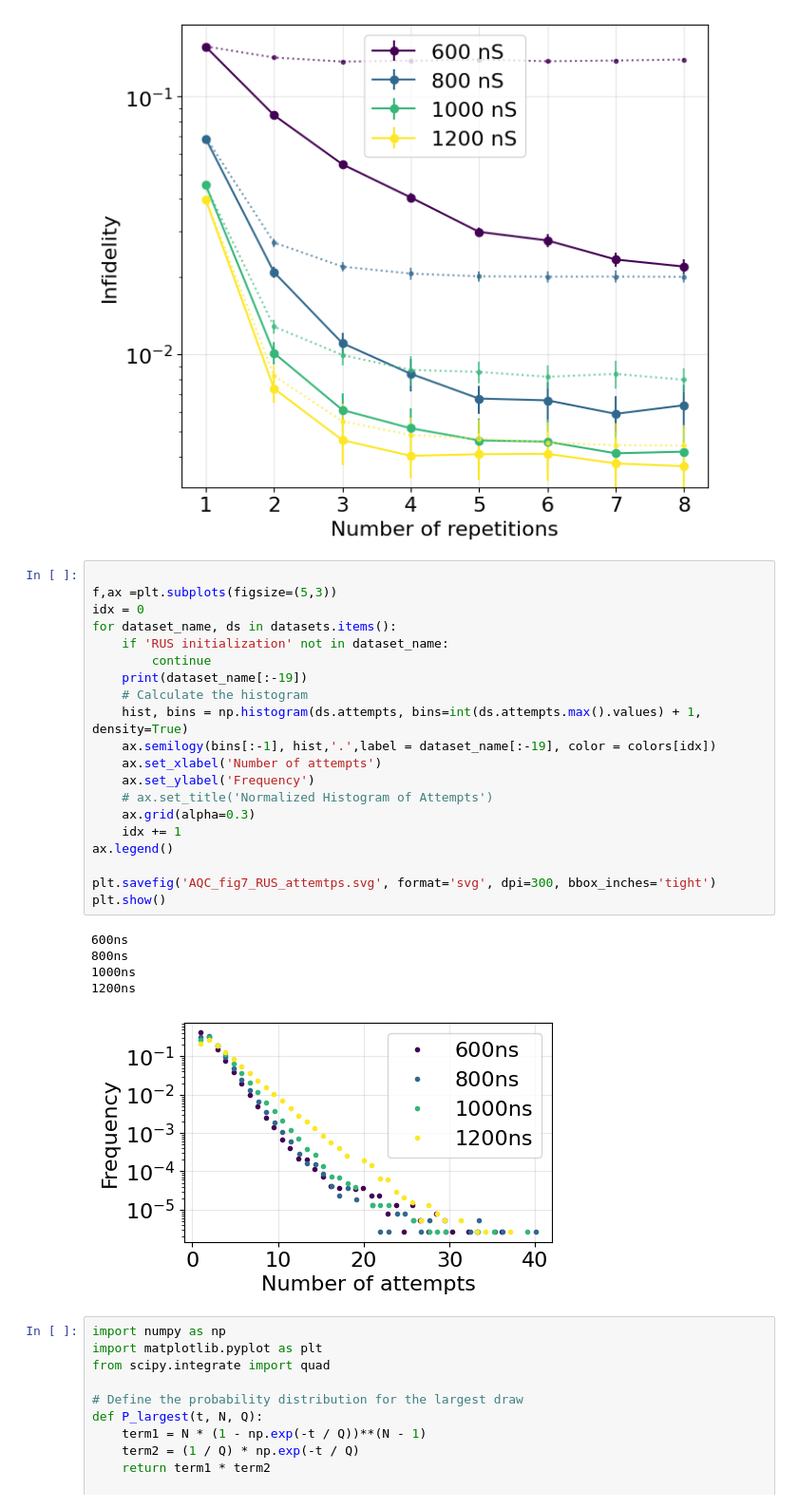
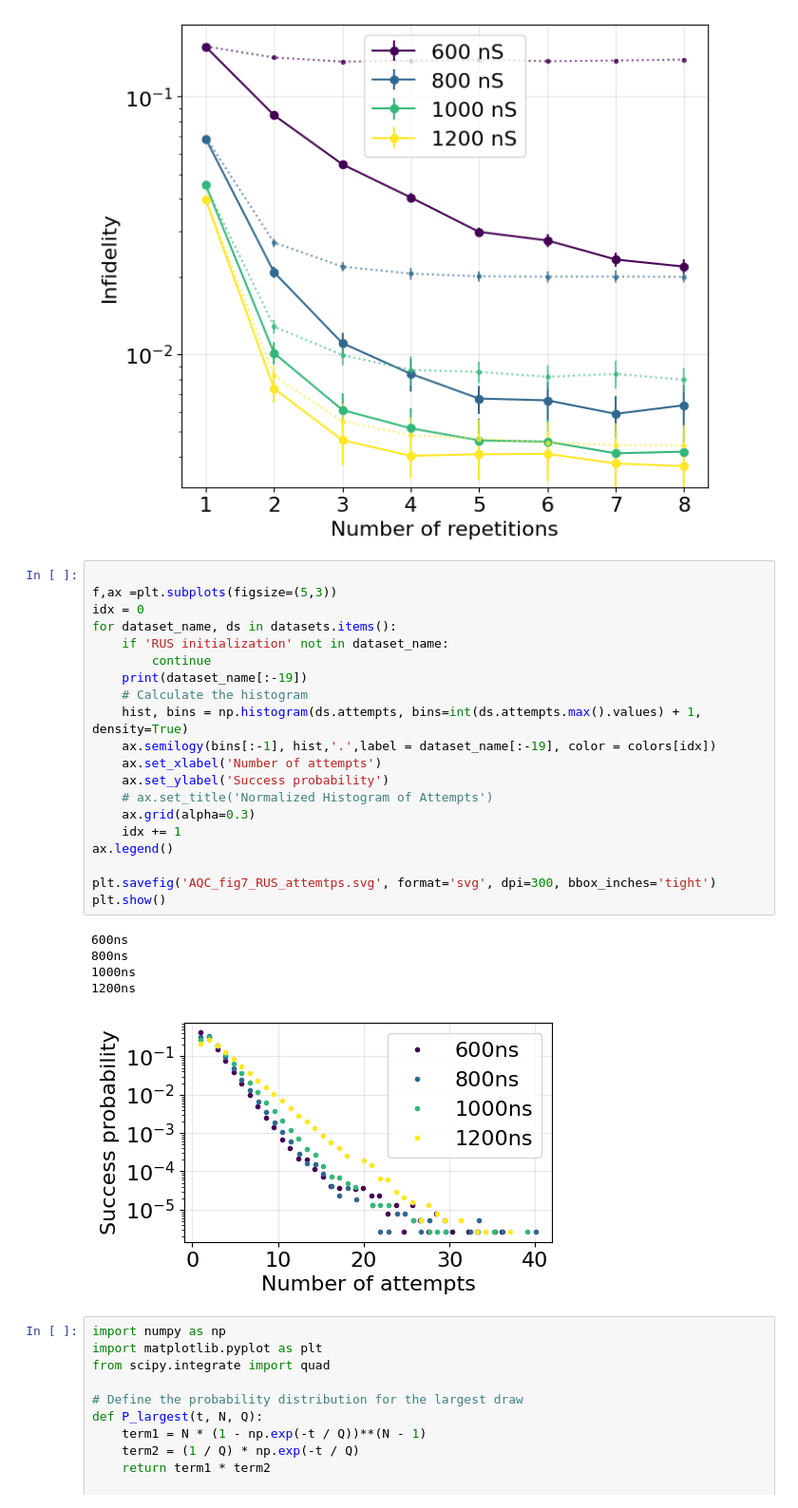
Before and after one commit to qua-platform/CS_installations, a Jupyter notebook: experiments/Adaptive_thershold/adaptive_analysis.ipynb, the cells around one changed output. Shown at 95% size. Cells and saved outputs as stored; diff of their text form.

```diff
--- a/experiments/Adaptive_thershold/adaptive_analysis.ipynb
+++ b/experiments/Adaptive_thershold/adaptive_analysis.ipynb
@@ -1506,29 +1506,29 @@ plt.show()
 # %%
 
 f,ax =plt.subplots(figsize=(5,3))
 idx = 0
 for dataset_name, ds in datasets.items():
     if 'RUS initialization' not in dataset_name:
         continue
     print(dataset_name[:-19])
     # Calculate the histogram
     hist, bins = np.histogram(ds.attempts, bins=int(ds.attempts.max().values) + 1, density=True)
     ax.semilogy(bins[:-1], hist,'.',label = dataset_name[:-19], color = colors[idx])
     ax.set_xlabel('Number of attempts')
-    ax.set_ylabel('Frequency')
+    ax.set_ylabel('Success probability')
     # ax.set_title('Normalized Histogram of Attempts')
     ax.grid(alpha=0.3)
     idx += 1
 ax.legend()
 
 plt.savefig('AQC_fig7_RUS_attemtps.svg', format='svg', dpi=300, bbox_inches='tight')
 plt.show()
 # %% [output]
 600ns
 800ns
 1000ns
 1200ns
-[figure, old version]
+[figure, new version]
 # %%
 import numpy as np
 import matplotlib.pyplot as plt
```
Also changed, not shown: parts of 12 cells of this notebook, 3 other files.
